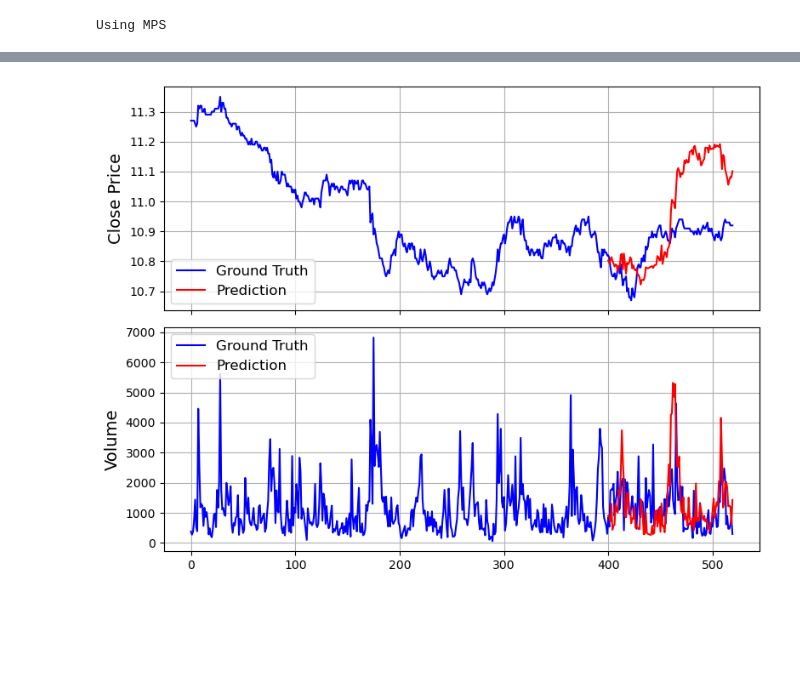
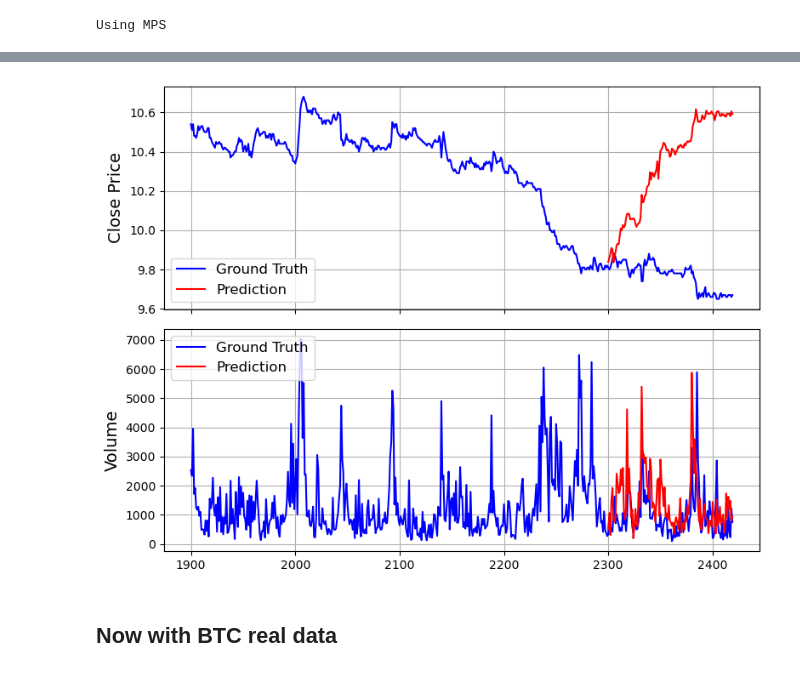
Before and after one commit to bwv988/ai_scratch, a Jupyter notebook: notebooks/kronos/kronos_tests.ipynb, the cells around one changed output, grey strips where cells are left out. Cells and saved outputs as stored; diff of their text form; code cells hidden in the pictures; blank space fills up the shorter version.

```diff
--- a/notebooks/kronos/kronos_tests.ipynb
+++ b/notebooks/kronos/kronos_tests.ipynb
@@ -140,11 +143,19 @@ Name: timestamp, dtype: datetime64[ns]
 # %%
-# 3. Prepare Data
-df = pd.read_csv("kronos/examples/data/XSHG_5min_600977.csv")
-df['timestamps'] = pd.to_datetime(df['timestamps'])
+def load_sample_data():
+    df = pd.read_csv("notebooks/kronos/examples/data/XSHG_5min_600977.csv")
+    df['timestamps'] = pd.to_datetime(df['timestamps'])
+    return df
 
+df = load_sample_data()
+
+last_n = 600
 lookback = 400
 pred_len = 120
 
-x_df = df.loc[:lookback-1, ['open', 'high', 'low', 'close', 'volume', 'amount']]
-x_timestamp = df.loc[:lookback-1, 'timestamps']
-y_timestamp = df.loc[lookback:lookback+pred_len-1, 'timestamps']
+assert lookback <= df.shape[0], "Lookback exceeds DataFrame length."
+
+df = df.tail(last_n)
+
+x_df = df.iloc[:lookback][['open', 'high', 'low', 'close', 'volume', 'amount']]
+x_timestamp = df.iloc[:lookback]['timestamps']
+y_timestamp = df.iloc[lookback:lookback+pred_len]['timestamps']
@@ -199,8 +273,10 @@ timestamps
 # %%
 # Combine historical and forecasted data for plotting
-kline_df = df.loc[:lookback+pred_len-1]
+kline_df = df.iloc[:lookback+pred_len]
 
 # visualize
 plot_prediction(kline_df, pred_df)
 # %% [output]
-[figure, old version]
+[figure, new version]
+# %% [markdown]
+## Now with BTC real data
```
Also changed, not shown: parts of 21 cells of this notebook, 4 other files.
